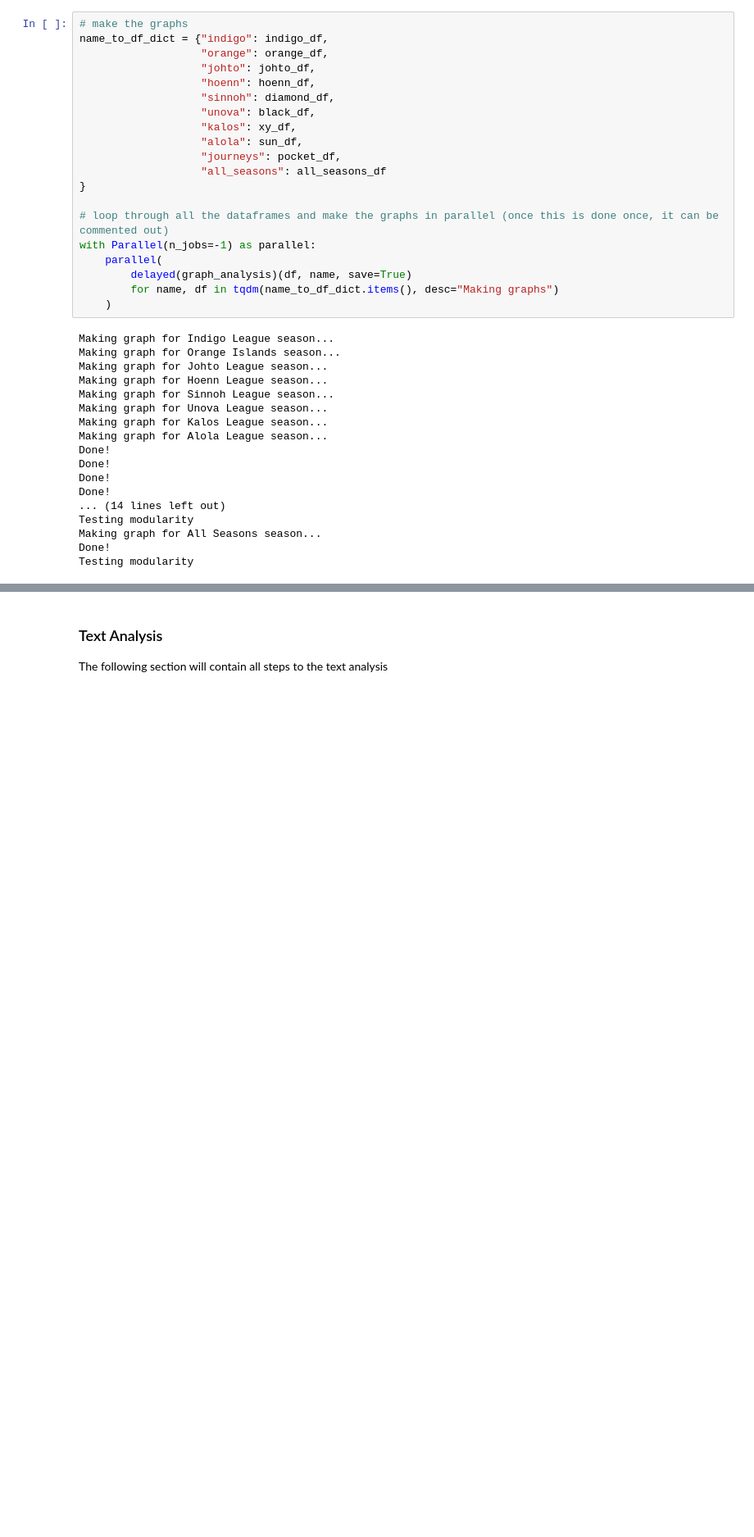
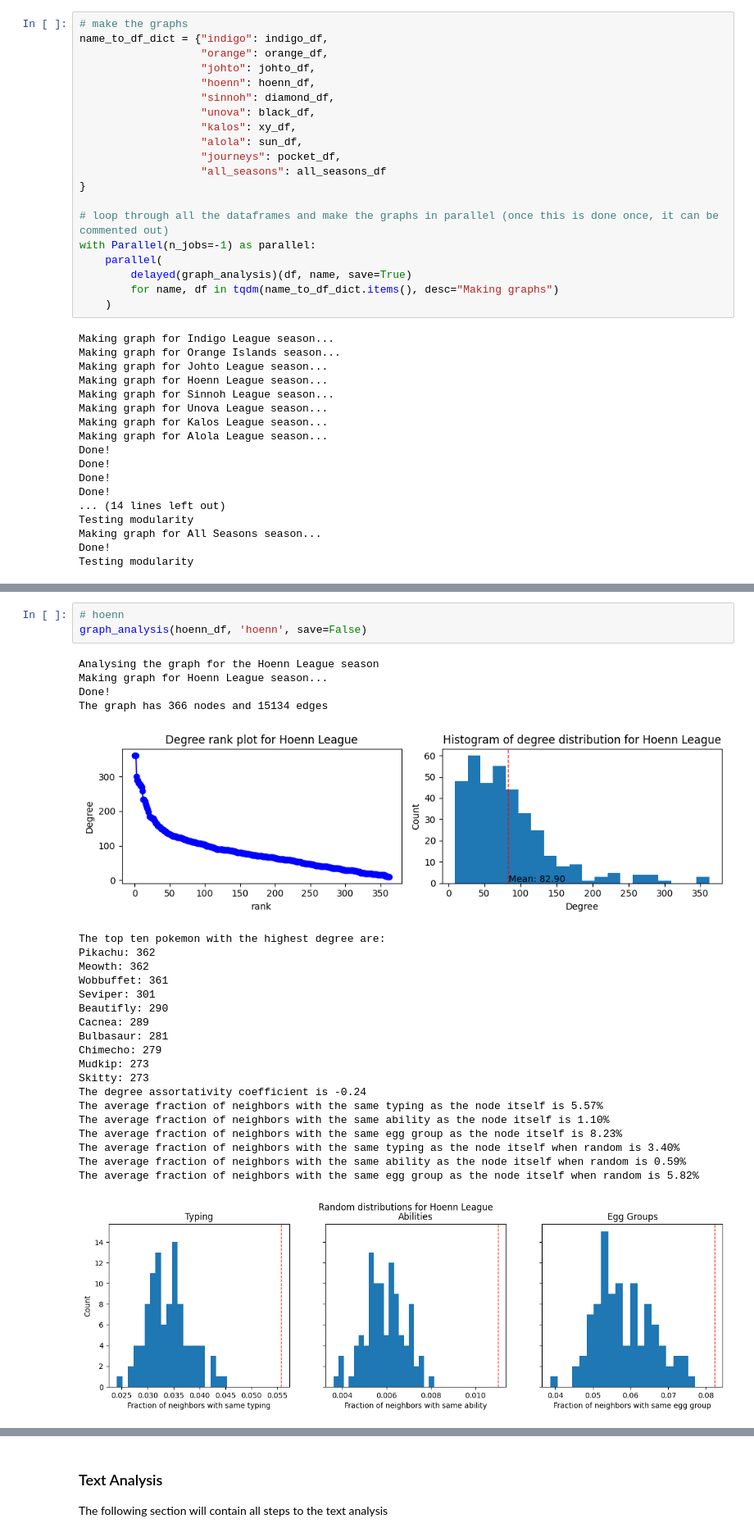
Before and after one commit to GitHub-Adminstrator/Social_science_project_final, a Jupyter notebook: explainer_notebook.ipynb, the cells around one changed output, grey strips where cells are left out. Shown at 82% size. Drawn from its saved outputs; the diff is of its cells as text; blank space fills up the shorter version.

```diff
--- a/explainer_notebook.ipynb
+++ b/explainer_notebook.ipynb
@@ -886,0 +966,28 @@ KeyboardInterrupt:
+# %%
+# hoenn
+graph_analysis(hoenn_df, 'hoenn', save=False)
+# %% [output]
+Analysing the graph for the Hoenn League season
+Making graph for Hoenn League season...
+Done!
+The graph has 366 nodes and 15134 edges
+[figure, added]
+The top ten pokemon with the highest degree are:
+Pikachu: 362
+Meowth: 362
+Wobbuffet: 361
+Seviper: 301
+Beautifly: 290
+Cacnea: 289
+Bulbasaur: 281
+Chimecho: 279
+Mudkip: 273
+Skitty: 273
+The degree assortativity coefficient is -0.24
+The average fraction of neighbors with the same typing as the node itself is 5.57%
+The average fraction of neighbors with the same ability as the node itself is 1.10%
+The average fraction of neighbors with the same egg group as the node itself is 8.23%
+The average fraction of neighbors with the same typing as the node itself when random is 3.40%
+The average fraction of neighbors with the same ability as the node itself when random is 0.59%
+The average fraction of neighbors with the same egg group as the node itself when random is 5.82%
+[figure, added]
```
Also changed, not shown: parts of 14 cells of this notebook, 18 other files.
